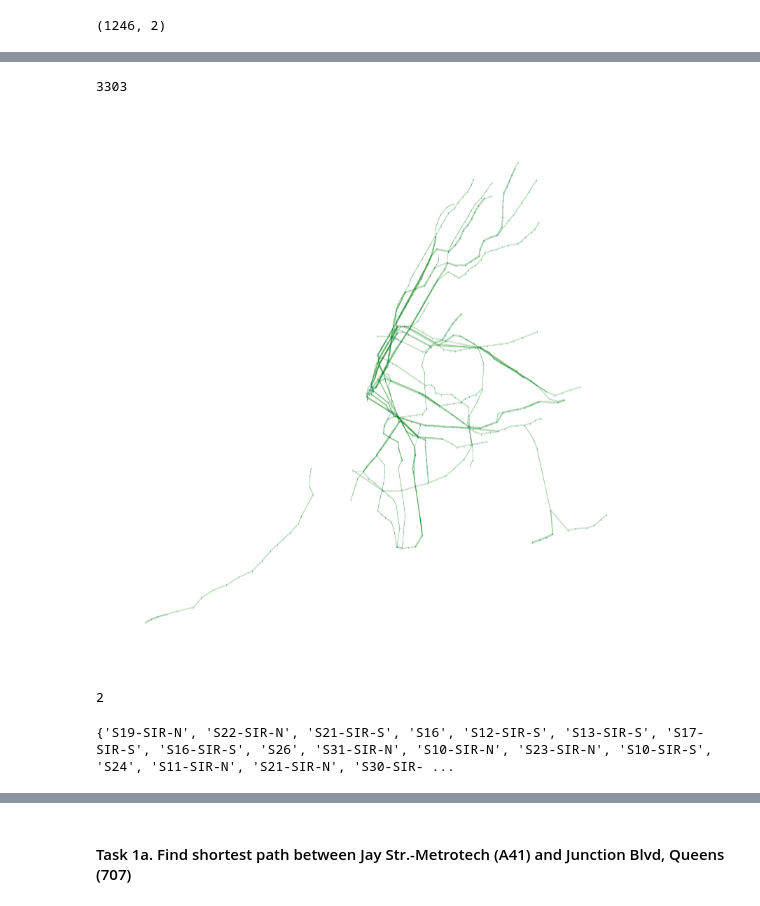
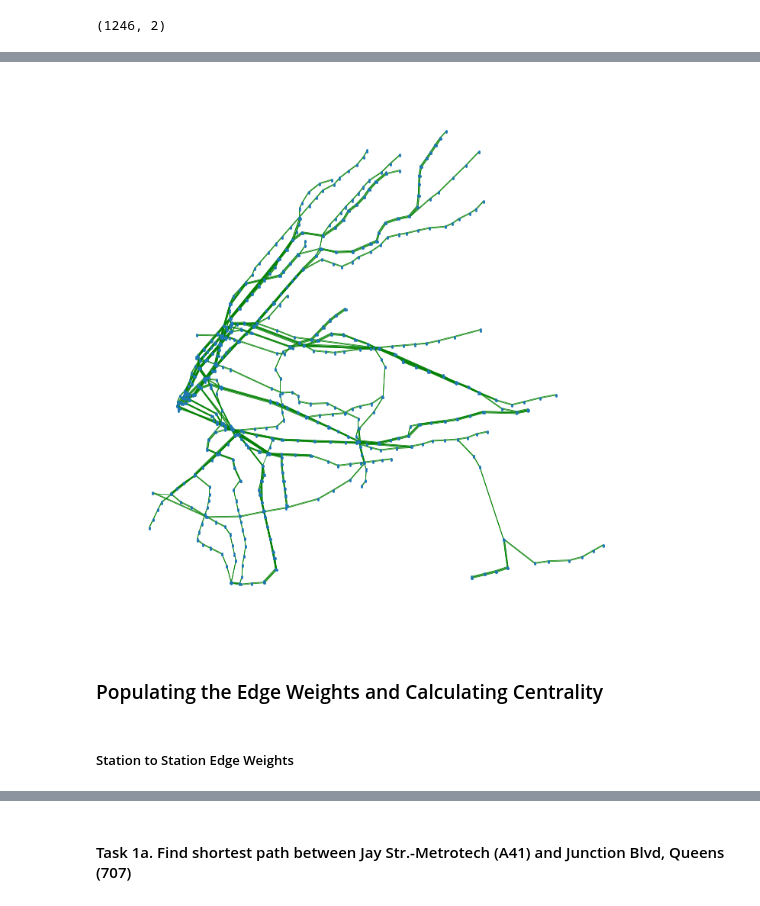
Before and after one commit to CUSPADS2022IBX/IBXRidership, a Jupyter notebook: Gabe's network stuff/subway_platform_network - wIBX.ipynb, the cells around one changed output, grey strips where cells are left out. Drawn from its saved outputs; the diff is of its cells as text; code cells hidden in the pictures.

```diff
--- a/Gabe's network stuff/subway_platform_network - wIBX.ipynb
+++ b/Gabe's network stuff/subway_platform_network - wIBX.ipynb
@@ -30,7 +32,7 @@ Stations
 507 rows × 6 columns
 # %%
 #filter out Staten Island, as its rail network is unconnected with the rest of the network
-#Stations = Stations.loc[Stations['boro'] != 'SI']
+Stations = Stations.loc[Stations['boro'] != 'SI']
 # %%
 #Split the lines into multiple columns
 Stations = Stations.join(Stations['lines'].str.split(' ', expand=True)).rename({0:'line_1',1:'line_2',2:'line_3',3:'line_4'}, axis=1)
@@ -188,7 +208,7 @@ uLinks.shape
 (1246, 2)
 # %%
 #get the links for the Prospect Park Shuttle
-# S_links = uLinks.loc[(uLinks['origin'].isin(['S01', 'S03', 'S04'])) | \
-# (uLinks['dest'].isin(['S01', 'S03', 'S04']))]
+S_links = uLinks.loc[(uLinks['origin'].isin(['S01', 'S03', 'S04'])) | \
+    (uLinks['dest'].isin(['S01', 'S03', 'S04']))]
 
-# S_links
+S_links
@@ -195,6 +227,6 @@ uLinks.shape
 # %%
 #drop links from Staten Island, concatenate Shuttle links back in (since they get dropped here)
-# uLinks = uLinks.loc[(~uLinks['origin'].str.startswith('S')) | (~uLinks['dest'].str.startswith('S'))]
+uLinks = uLinks.loc[(~uLinks['origin'].str.startswith('S')) | (~uLinks['dest'].str.startswith('S'))]
 
-# uLinks = pd.concat([uLinks, S_links], ignore_index=True)
-# uLinks
+uLinks = pd.concat([uLinks, S_links], ignore_index=True)
+uLinks
@@ -409,23 +471,9 @@ nodeName={nodes.node_id[c]:nodes.name[c] for c in nodes.index}
 uuNYCSubway=nx.Graph()
 for i in edges.index:
    uuNYCSubway.add_edge(edges.origin[i],edges.dest[i])
-# %%
-len(uuNYCSubway.edges)
-# %% [output]
-3303
 # %%
 #visualize the subway newtork
-plt.figure(figsize = (50,50))
+plt.figure(figsize = (10,10))
 nx.draw(uuNYCSubway,pos=nodePos,with_labels=False,arrows=False,node_size=3,width=0.8,edge_color='green')
 # %% [output]
-[figure, old version]
+[figure, new version]
-# %%
-nx.number_connected_components(uuNYCSubway)
-# %% [output]
-2
-# %%
-for c in nx.connected_components(uuNYCSubway):
-    if len(c) < 1000:
-        print(c)
-# %% [output]
-{'S19-SIR-N', 'S22-SIR-N', 'S21-SIR-S', 'S16', 'S12-SIR-S', 'S13-SIR-S', 'S17-SIR-S', 'S16-SIR-S', 'S26', 'S31-SIR-N', 'S10-SIR-N', 'S23-SIR-N', 'S10-SIR-S', 'S24', 'S11-SIR-N', 'S21-SIR-N', 'S30-SIR- ...
@@ -433,0 +480,4 @@ for c in nx.connected_components(uuNYCSubway):
+# %% [markdown]
+### Populating the Edge Weights and Calculating Centrality
+# %% [markdown]
+##### Station to Station Edge Weights
```
Also changed, not shown: parts of 45 cells of this notebook, 4 other files.
